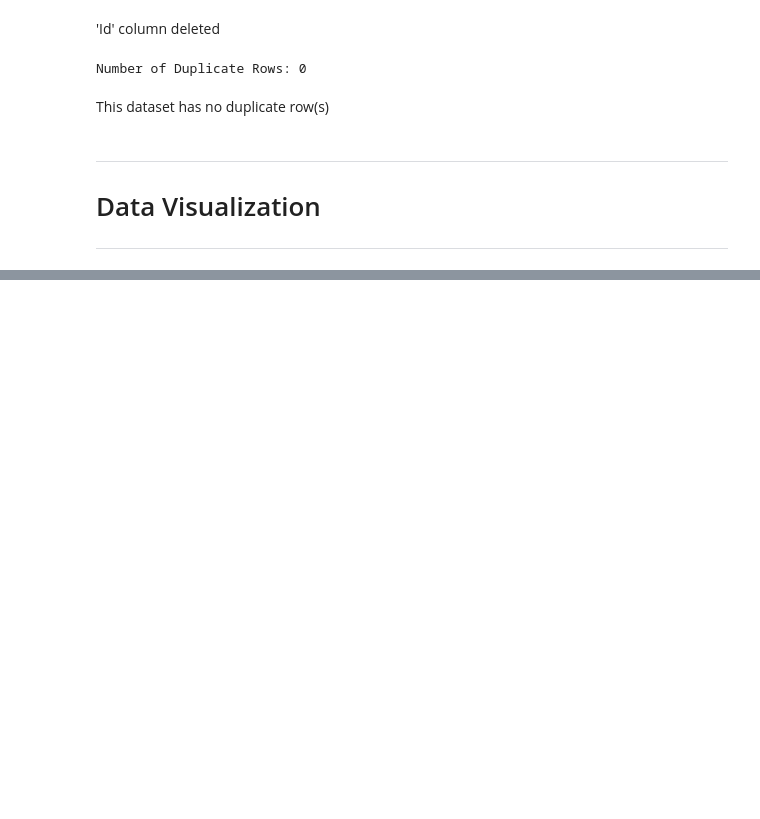
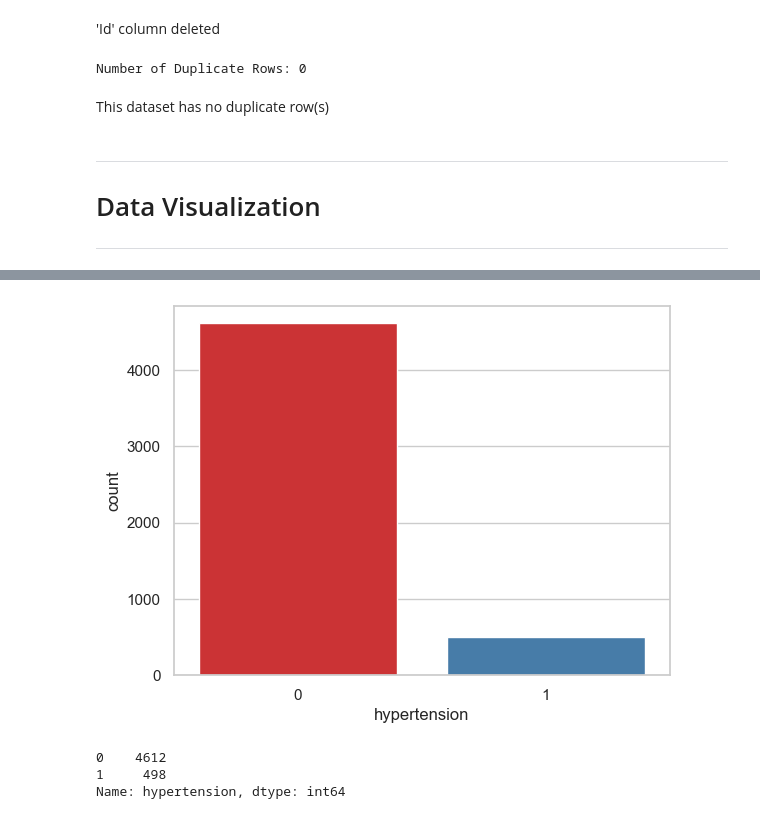
Before and after one commit to ensiklopedical/classification-ml-stroke, a Jupyter notebook: Classification Model - Stroke.ipynb, the cells around one changed output, grey strips where cells are left out. Cells and saved outputs as stored; diff of their text form; code cells hidden in the pictures; blank space fills up the shorter version.

```diff
--- a/Classification Model - Stroke.ipynb
+++ b/Classification Model - Stroke.ipynb
@@ -125,0 +147,10 @@ This dataset has no duplicate row(s)
+# %%
+sns.set_theme(style="whitegrid", palette="Set1")
+ax = sns.countplot(data=df, x="hypertension")
+plt.show()
+print(df['hypertension'].value_counts())
+# %% [output]
+[figure, added]
+0    4612
+1     498
+Name: hypertension, dtype: int64
```
Also changed, not shown: parts of 11 cells of this notebook.
